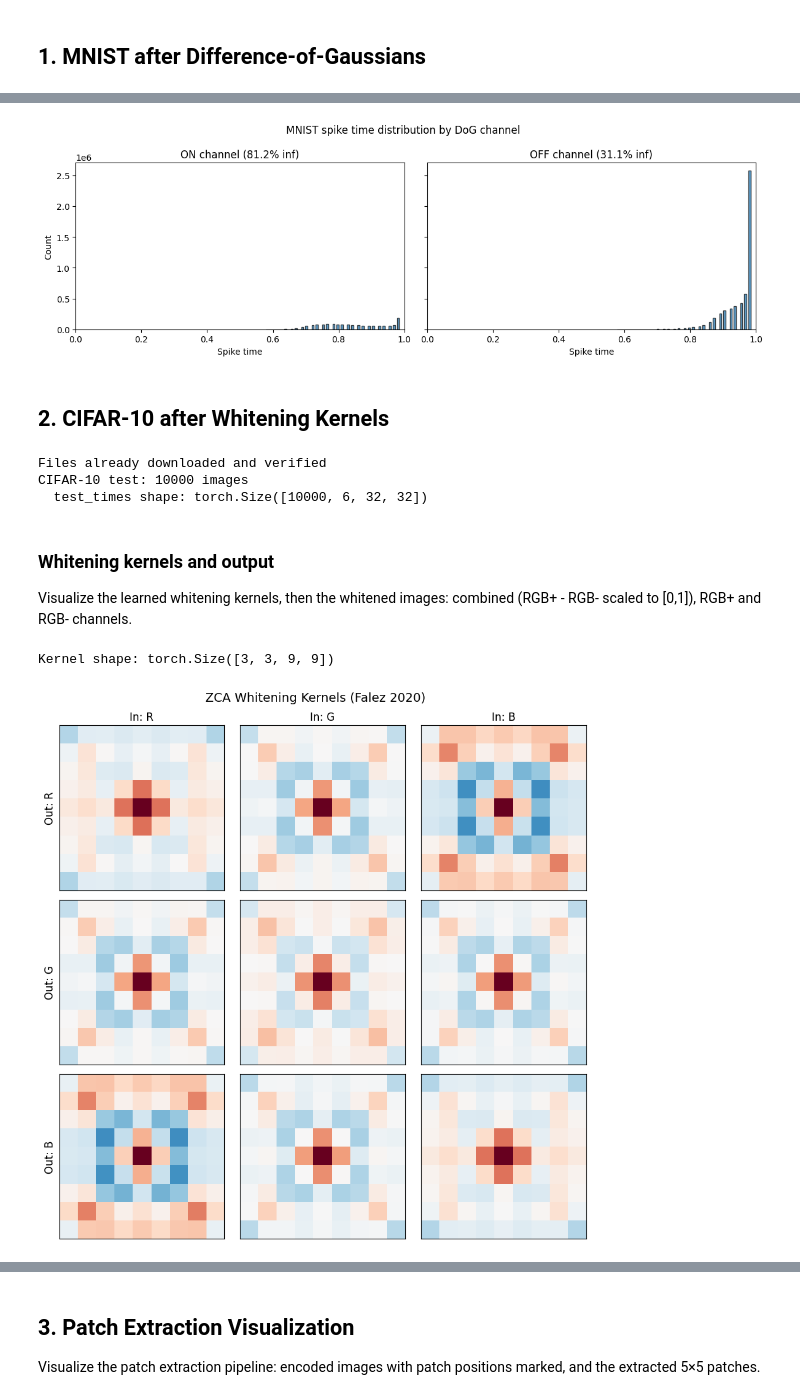
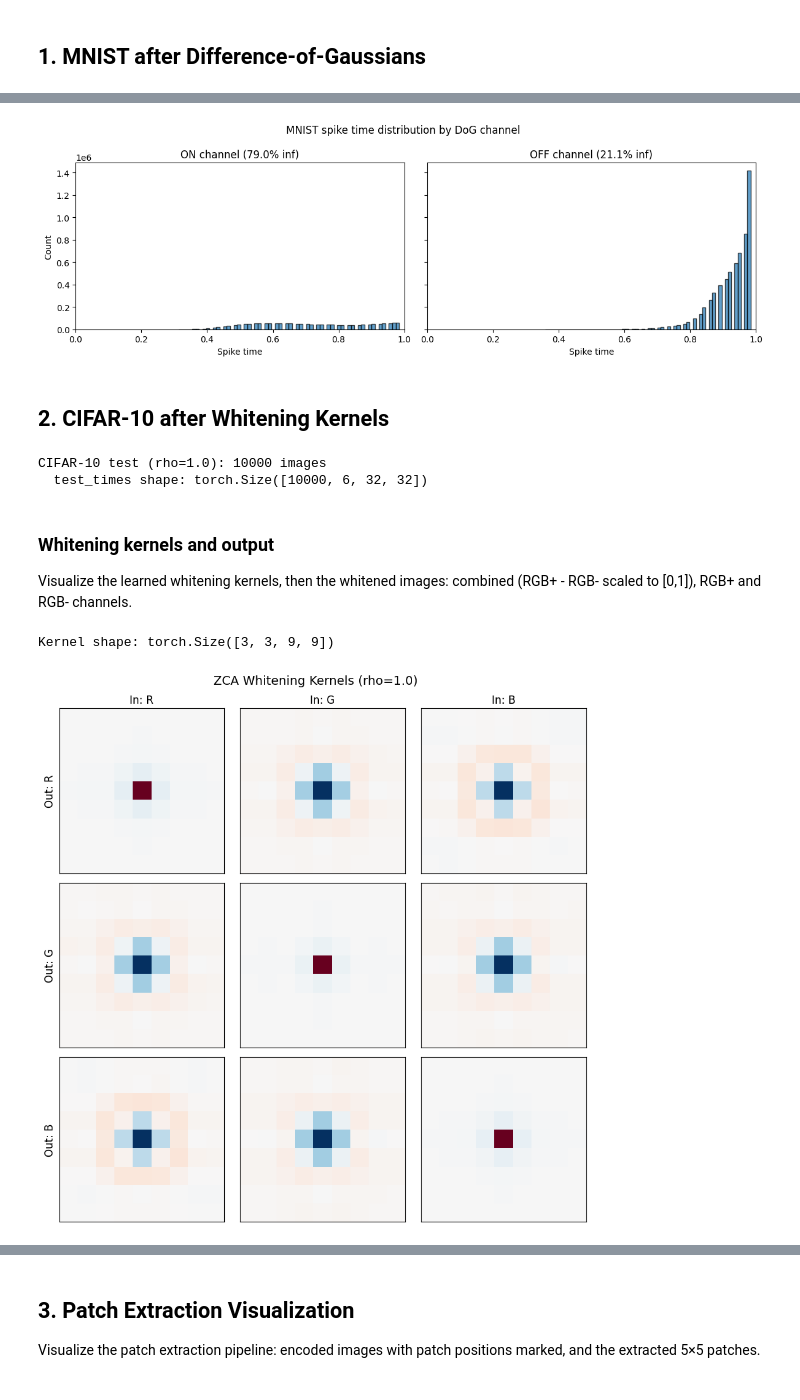
Before and after one commit to razvan404/dummy-snn, a Jupyter notebook: applications/data_view.ipynb, the cells around one changed output, grey strips where cells are left out. Saved outputs shown, nothing was run; the diff lists cells and outputs as text; code cells hidden in the pictures.

```diff
--- a/applications/data_view.ipynb
+++ b/applications/data_view.ipynb
@@ -5,18 +5,18 @@ Visual inspection of the spike-encoded datasets used by the SNN framework:
 1. MNIST after Difference-of-Gaussians (DoG) filtering
 2. CIFAR-10 after whitening kernel preprocessing (Falez 2020)
 # %%
-import os
-
 import matplotlib.pyplot as plt
+import matplotlib.patches as mpatches
+import numpy as np
 import torch
 import torchvision
 
-from spiking.preprocessing import (
-    apply_difference_of_gaussians_filter,
-    apply_latency_encoding,
-    discretize_times,
-)
-from applications.datasets import MnistDataset
+from applications.datasets import MnistDataset, Cifar10WhitenedDataset
+from spiking.preprocessing import apply_difference_of_gaussians_filter
+from spiking.preprocessing.whitening_kernels import apply_whitening_kernels
+from spiking.visualization import dog_to_rgb, whitened_to_rgb
+
+DATA_DIR = "../data"
 # %% [markdown]
 ## 1. MNIST after Difference-of-Gaussians
 # %%
@@ -85,7 +89,7 @@ fig, axes = plt.subplots(1, 2, figsize=(12, 4), sharey=True)
 channel_names = ["ON", "OFF"]
 
 for ch, (ax, name) in enumerate(zip(axes, channel_names)):
-    ch_times = mnist.all_times[:, ch].ravel()
+    ch_times = mnist_times[:, ch].ravel()
     finite = ch_times[torch.isfinite(ch_times)]
     inf_frac = 1.0 - len(finite) / len(ch_times)
     ax.hist(finite.numpy(), bins=64, edgecolor="black", alpha=0.7)
@@ -98,56 +102,54 @@ fig.suptitle("MNIST spike time distribution by DoG channel")
 plt.tight_layout()
 plt.show()
 # %% [output]
-[figure, old version]
+[figure, new version]
 # %% [markdown]
 ## 2. CIFAR-10 after Whitening Kernels
 # %%
-# Load raw CIFAR-10 for display alongside whitened versions
-cifar_raw = torchvision.datasets.CIFAR10("../data", train=False, download=True)
+# Load whitened CIFAR-10 with rho=1.0 (default)
+cifar_train = Cifar10WhitenedDataset(DATA_DIR, "train")
+cifar_test = Cifar10WhitenedDataset(
+    DATA_DIR, "test", kernels=cifar_train.kernels, mean=cifar_train.mean,
+)
+test_times = cifar_test.all_times    # (N, 6, 32, 32)
+test_labels = cifar_test.outputs     # (N,)
+
+# Raw color images for display (no existing class exposes these)
+cifar_raw = torchvision.datasets.CIFAR10(DATA_DIR, train=False, download=True)
 raw_images = torch.from_numpy(cifar_raw.data).float() / 255.0  # (N, 32, 32, 3)
 
-# Load pre-processed whitened+encoded images
-PROCESSED_DIR = "../data/processed-cifar10"
-test_data = torch.load(f"{PROCESSED_DIR}/test.pt", weights_only=True)
-test_times = test_data["images"]   # (N, 6, 32, 32)
-test_labels = test_data["labels"]  # (N,)
-
-print(f"CIFAR-10 test: {len(test_labels)} images")
+print(f"CIFAR-10 test (rho=1.0): {len(test_labels)} images")
 print(f"  test_times shape: {test_times.shape}")
 # %% [output]
-Files already downloaded and verified
-CIFAR-10 test: 10000 images
+CIFAR-10 test (rho=1.0): 10000 images
   test_times shape: torch.Size([10000, 6, 32, 32])
 # %% [markdown]
 ### Whitening kernels and output
 
 Visualize the learned whitening kernels, then the whitened images: combined (RGB+ - RGB- scaled to [0,1]), RGB+ and RGB- channels.
 # %%
-from spiking.preprocessing.whitening_kernels import load_kernels, apply_whitening_kernels, compute_patch_mean
-
-# Load whitening kernels
-kernels = load_kernels(f"{PROCESSED_DIR}/kernels.pt")
+kernels = cifar_train.kernels
 print(f"Kernel shape: {kernels.shape}")  # (C_out, C_in, kH, kW) = (3, 3, 9, 9)
 
 # Plot kernels: each row = output channel (R, G, B), each col = input channel (R, G, B)
 fig, axes = plt.subplots(3, 3, figsize=(9, 9))
 ch_labels = ["R", "G", "B"]
 for out_ch in range(3):
     for in_ch in range(3):
         k = kernels[out_ch, in_ch].numpy()
         vmax = max(abs(k.min()), abs(k.max()))
         axes[out_ch, in_ch].imshow(k, cmap="RdBu_r", vmin=-vmax, vmax=vmax)
         axes[out_ch, in_ch].set_xticks([])
         axes[out_ch, in_ch].set_yticks([])
         if out_ch == 0:
             axes[out_ch, in_ch].set_title(f"In: {ch_labels[in_ch]}", fontsize=12)
         if in_ch == 0:
             axes[out_ch, in_ch].set_ylabel(f"Out: {ch_labels[out_ch]}", fontsize=12)
 
-plt.suptitle("ZCA Whitening Kernels (Falez 2020)", fontsize=14)
+plt.suptitle("ZCA Whitening Kernels (rho=1.0)", fontsize=14)
 plt.tight_layout()
 plt.show()
 # %% [output]
 Kernel shape: torch.Size([3, 3, 9, 9])
-[figure, old version]
+[figure, new version]
 # %%
```
Also changed, not shown: parts of 14 cells of this notebook, 11 other files.
